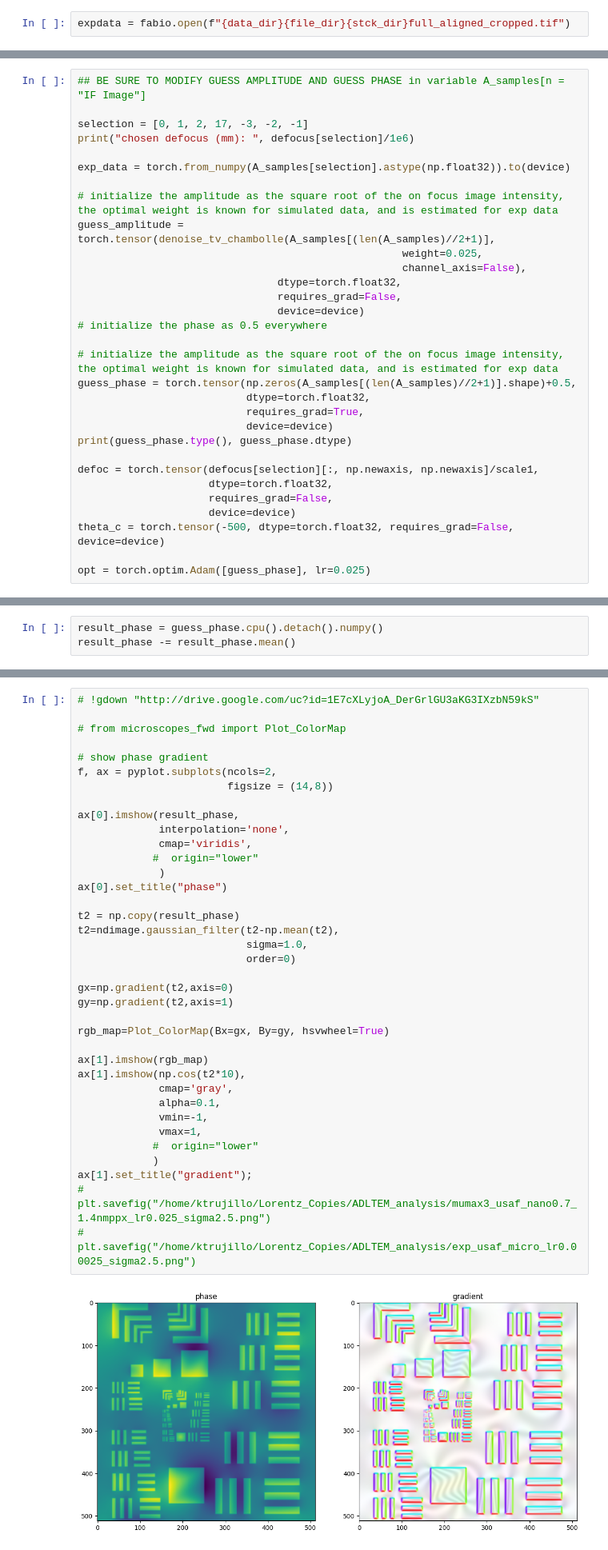
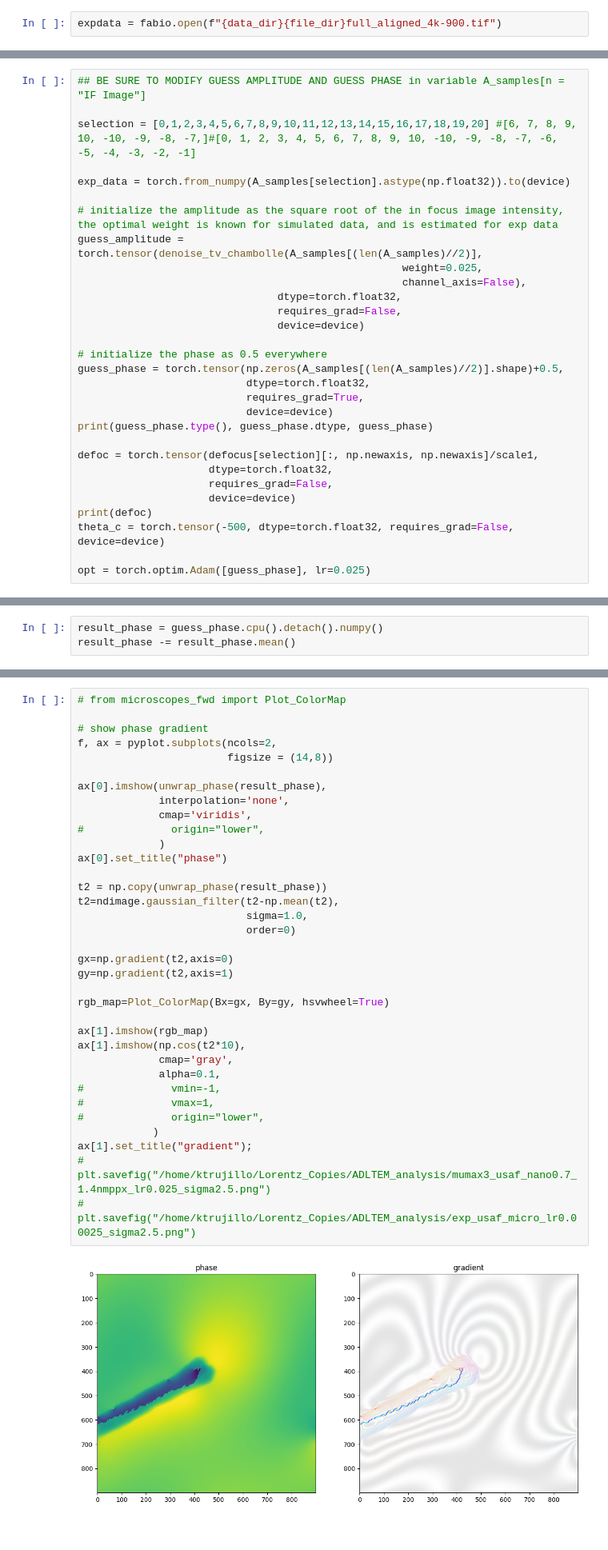
Before and after one commit to KaynaL-MT/AD_LTEM, a Jupyter notebook: KaynaL-MT/RMAD_NiFe_Nanowire2.ipynb, the cells around one changed output, grey strips where cells are left out. Shown at 80% size. Cells and saved outputs as stored; diff of their text form.

```diff
--- a/KaynaL-MT/RMAD_NiFe_Nanowire2.ipynb
+++ b/KaynaL-MT/RMAD_NiFe_Nanowire2.ipynb
@@ -70,5 +89,5 @@ import math
 from numpy.lib import scimath
 from numpy import emath
 # %%
-expdata = fabio.open(f"{data_dir}{file_dir}{stck_dir}full_aligned_cropped.tif")
+expdata = fabio.open(f"{data_dir}{file_dir}full_aligned_4k-900.tif")
 # %%
@@ -253,31 +336,30 @@ def training_loop(optimizer, n=10000):
 # %%
 ## BE SURE TO MODIFY GUESS AMPLITUDE AND GUESS PHASE in variable A_samples[n = "IF Image"]
 
-selection = [0, 1, 2, 17, -3, -2, -1]
-print("chosen defocus (mm): ", defocus[selection]/1e6)
+selection = [0,1,2,3,4,5,6,7,8,9,10,11,12,13,14,15,16,17,18,19,20] #[6, 7, 8, 9, 10, -10, -9, -8, -7,]#[0, 1, 2, 3, 4, 5, 6, 7, 8, 9, 10, -10, -9, -8, -7, -6, -5, -4, -3, -2, -1]
 
 exp_data = torch.from_numpy(A_samples[selection].astype(np.float32)).to(device)
 
-# initialize the amplitude as the square root of the on focus image intensity, the optimal weight is known for simulated data, and is estimated for exp data
-guess_amplitude = torch.tensor(denoise_tv_chambolle(A_samples[(len(A_samples)//2+1)],
+# initialize the amplitude as the square root of the in focus image intensity, the optimal weight is known for simulated data, and is estimated for exp data
+guess_amplitude = torch.tensor(denoise_tv_chambolle(A_samples[(len(A_samples)//2)],
                                                     weight=0.025,
                                                     channel_axis=False),
                                 dtype=torch.float32,
                                 requires_grad=False,
                                 device=device)
+
 # initialize the phase as 0.5 everywhere
-
-# initialize the amplitude as the square root of the on focus image intensity, the optimal weight is known for simulated data, and is estimated for exp data
-guess_phase = torch.tensor(np.zeros(A_samples[(len(A_samples)//2+1)].shape)+0.5,
+guess_phase = torch.tensor(np.zeros(A_samples[(len(A_samples)//2)].shape)+0.5,
                            dtype=torch.float32,
                            requires_grad=True,
                            device=device)
-print(guess_phase.type(), guess_phase.dtype)
+print(guess_phase.type(), guess_phase.dtype, guess_phase)
 
 defoc = torch.tensor(defocus[selection][:, np.newaxis, np.newaxis]/scale1,
                      dtype=torch.float32,
                      requires_grad=False,
                      device=device)
+print(defoc)
 theta_c = torch.tensor(-500, dtype=torch.float32, requires_grad=False, device=device)
 
 opt = torch.optim.Adam([guess_phase], lr=0.025)
@@ -447,42 +499,40 @@ show_im(kp, scale=del_px)
 # %%
-# !gdown "http://drive.google.com/uc?id=1E7cXLyjoA_DerGrlGU3aKG3IXzbN59kS"
-
 # from microscopes_fwd import Plot_ColorMap
 
 # show phase gradient
 f, ax = pyplot.subplots(ncols=2,
                         figsize = (14,8))
 
-ax[0].imshow(result_phase,
+ax[0].imshow(unwrap_phase(result_phase),
              interpolation='none',
              cmap='viridis',
-            #  origin="lower"
+#              origin="lower",
              )
 ax[0].set_title("phase")
 
-t2 = np.copy(result_phase)
+t2 = np.copy(unwrap_phase(result_phase))
 t2=ndimage.gaussian_filter(t2-np.mean(t2),
                            sigma=1.0,
                            order=0)
 
 gx=np.gradient(t2,axis=0)
 gy=np.gradient(t2,axis=1)
 
 rgb_map=Plot_ColorMap(Bx=gx, By=gy, hsvwheel=True)
 
 ax[1].imshow(rgb_map)
 ax[1].imshow(np.cos(t2*10),
              cmap='gray',
              alpha=0.1,
-             vmin=-1,
-             vmax=1,
-            #  origin="lower"
+#              vmin=-1,
+#              vmax=1,
+#              origin="lower",
             )
 ax[1].set_title("gradient");
 # plt.savefig("/home/ktrujillo/Lorentz_Copies/ADLTEM_analysis/mumax3_usaf_nano0.7_1.4nmppx_lr0.025_sigma2.5.png")
 # plt.savefig("/home/ktrujillo/Lorentz_Copies/ADLTEM_analysis/exp_usaf_micro_lr0.00025_sigma2.5.png")
 # %% [output]
-[figure, old version]
+[figure, new version]
 # %% [markdown]
 ## Import RAW DATA Individually
 # %%
```
Also changed, not shown: parts of 35 cells of this notebook.
